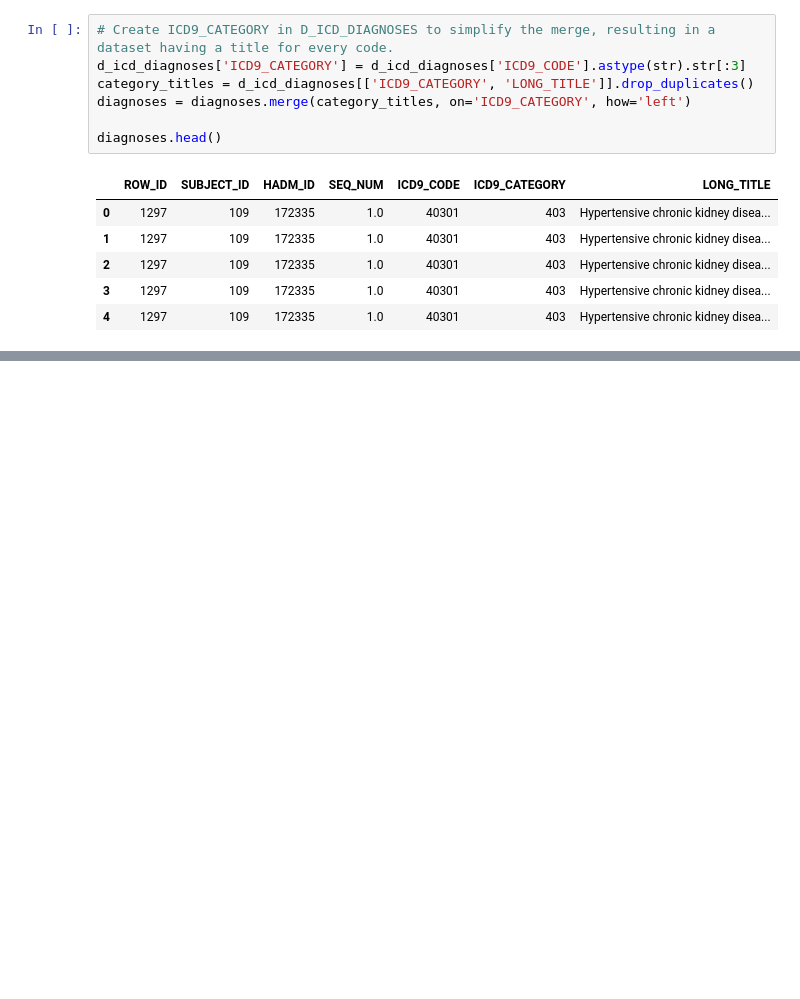
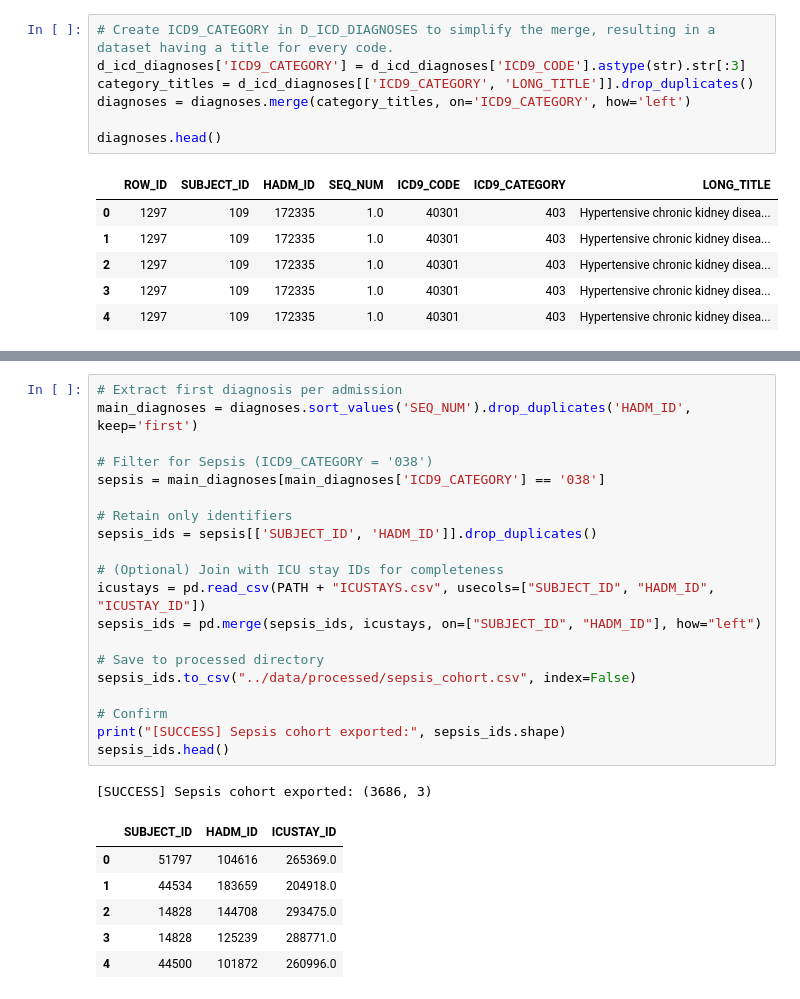
Before and after one commit to GiuseppePitruzzella/MIMIC-III_LOS_Project, a Jupyter notebook: notebooks/01_data_exploration.ipynb, the cells around one changed output, grey strips where cells are left out. Saved outputs shown, nothing was run; the diff lists cells and outputs as text; blank space fills up the shorter version.

```diff
--- a/notebooks/01_data_exploration.ipynb
+++ b/notebooks/01_data_exploration.ipynb
@@ -347,0 +351,28 @@ No other ICD-9 category analyzed meets all four criteria with equivalent robustn
+# %%
+# Extract first diagnosis per admission
+main_diagnoses = diagnoses.sort_values('SEQ_NUM').drop_duplicates('HADM_ID', keep='first')
+
+# Filter for Sepsis (ICD9_CATEGORY = '038')
+sepsis = main_diagnoses[main_diagnoses['ICD9_CATEGORY'] == '038']
+
+# Retain only identifiers
+sepsis_ids = sepsis[['SUBJECT_ID', 'HADM_ID']].drop_duplicates()
+
+# (Optional) Join with ICU stay IDs for completeness
+icustays = pd.read_csv(PATH + "ICUSTAYS.csv", usecols=["SUBJECT_ID", "HADM_ID", "ICUSTAY_ID"])
+sepsis_ids = pd.merge(sepsis_ids, icustays, on=["SUBJECT_ID", "HADM_ID"], how="left")
+
+# Save to processed directory
+sepsis_ids.to_csv("../data/processed/sepsis_cohort.csv", index=False)
+
+# Confirm
+print("[SUCCESS] Sepsis cohort exported:", sepsis_ids.shape)
+sepsis_ids.head()
+# %% [output]
+[SUCCESS] Sepsis cohort exported: (3686, 3)
+|  | SUBJECT_ID | HADM_ID | ICUSTAY_ID |
+| 0 | 51797 | 104616 | 265369.0 |
+| 1 | 44534 | 183659 | 204918.0 |
+| 2 | 14828 | 144708 | 293475.0 |
+| 3 | 14828 | 125239 | 288771.0 |
+| 4 | 44500 | 101872 | 260996.0 |
```
Also changed, not shown: parts of 22 cells of this notebook, 18 other files.
